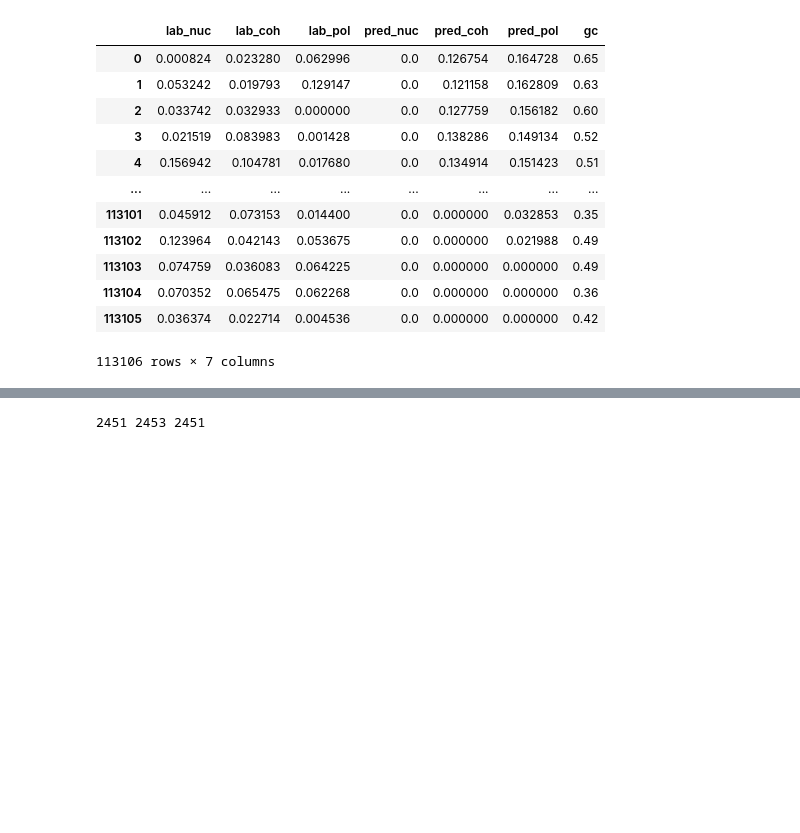
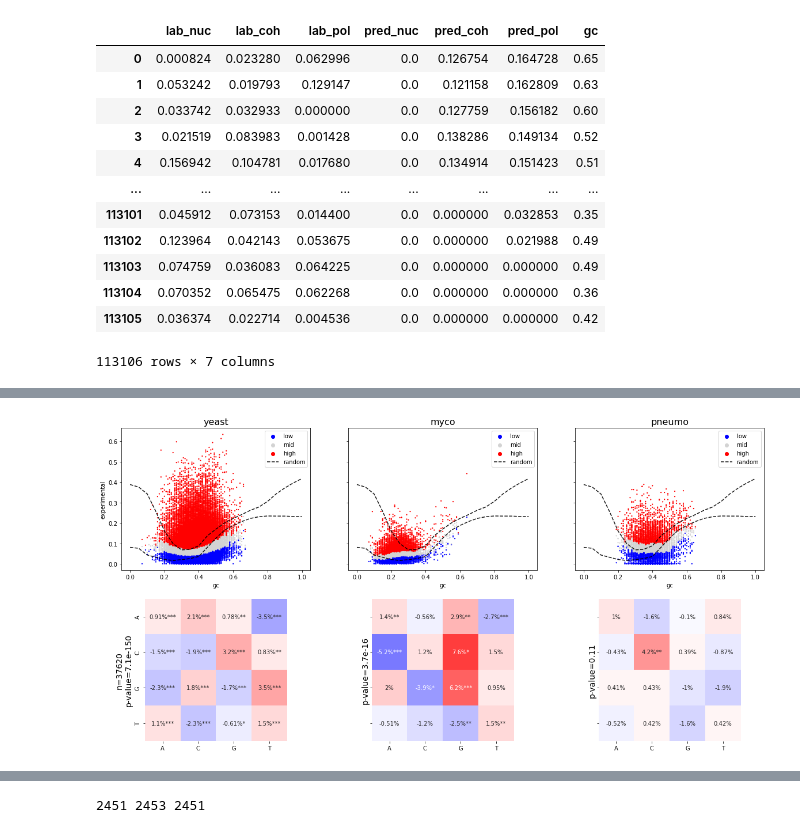
Before and after one commit to Alexwestbrook/mnhn-internship_DeepCNN_ChIP-seq, a Jupyter notebook: Generating_sequences.ipynb, the cells around one changed output, grey strips where cells are left out. Cells and saved outputs as stored; diff of their text form; code cells hidden in the pictures; blank space fills up the shorter version.

```diff
--- a/Generating_sequences.ipynb
+++ b/Generating_sequences.ipynb
@@ -1525,0 +1484,58 @@ plt.plot(gcs, counts)
+# %%
+annot = 'lab_pol'
+k = 2
+stars_thres = np.array([0.05, 1e-2, 1e-3, -1]).reshape(1, 1, -1)
+fig, axes = plt.subplots(2, 3, sharey='row', figsize=(20, 10), facecolor='w')
+if annot == 'lab_nuc':
+    rand_preds = (preds_nuc_rand / thres_pred_nm)
+elif annot == 'lab_coh':
+    rand_preds = (preds_coh_rand / thres_pred_cm)
+else:
+    rand_preds = (preds_pol_rand / thres_pred_pm)
+titles = ['yeast', 'myco', 'pneumo']
+for j, title in enumerate(titles):
+    axes[0, j].set_title(title, fontsize=16)
+for j, (window_df, window_one_hot) in enumerate([(window_yeast.loc[noN_mask, :], window_one_hot_yeast[noN_mask]),
+                                                 (window_myco, window_one_hot_myco),
+                                                 (window_pneu, window_one_hot_pneu)]):
+    sns.scatterplot(ax=axes[0, j], data=window_df.loc[window_df[f'sep_{annot}'] != 'discarded'], x='gc', y=annot,
+                    hue=f'sep_{annot}', hue_order=['low', 'mid', 'high'], palette=['b', 'lightgray', 'r'],
+                    ec=None, s=5)
+    axes[0, j].plot(all_gcs, rand_preds.mean(axis=1)-rand_preds.std(axis=1), color='k', linestyle='--', alpha=0.9, label='random')
+    axes[0, j].plot(all_gcs, rand_preds.mean(axis=1)+rand_preds.std(axis=1), color='k', linestyle='--', alpha=0.9)
+    axes[0, j].legend().set_title('')
+
+    low_mask = window_df.loc[:, f'sep_{annot}'] == 'low'
+    high_mask = window_df.loc[:, f'sep_{annot}'] == 'high'
+    df_low = utils.kmer_counts_by_seq(window_one_hot[low_mask], k, includeN=False)
+    df_high = utils.kmer_counts_by_seq(window_one_hot[high_mask], k, includeN=False)
+    df_pvals = pd.Series(
+        0.,
+        index=df_low.index)
+    for kmer in df_low.index:
+        df_pvals.loc[kmer] = scipy.stats.chi2_contingency(
+            [[df_high.loc[kmer, :].sum(), df_high.loc[df_high.index!=kmer, :].sum().sum()],
+                [df_low.loc[kmer, :].sum(), df_low.loc[df_low.index!=kmer, :].sum().sum()]]
+        )[1]
+    global_pval = scipy.stats.chi2_contingency(pd.concat([df_high.sum(axis=1), df_low.sum(axis=1)], axis=1))[1]
+    df_pvals2D = df_pvals.sort_index().unstack()
+
+    df_ref = df_low.mean(axis=1)
+    df_percdiff = (df_high.mean(axis=1)- df_ref) / df_ref * 100
+    df_percdiff2D = df_percdiff.sort_index().unstack()
+
+    stars = np.argmax(df_pvals2D.to_numpy().reshape(4, 4, 1) > stars_thres, axis=2)
+    annotation = [[f"{format(v, '.2g')}%" + "*"*s for v, s in zip(*row)] for row in zip(df_percdiff2D.values, stars)]
+    sns.heatmap(df_percdiff2D, cmap='seismic', annot=annotation, fmt='', ax=axes[1, j], center=0, vmax=20, cbar=False, square=True)
+    lab = f'p-value={format(global_pval, ".2g")}'
+    if j == 0:
+        lab = f'n={low_mask.sum()}\n' + lab
+    axes[1, j].set_ylabel(lab, fontsize=14)
+if annot == 'lab_nuc':
+    axes[0, 1].set_ylim(bottom=-0.01, top=0.4)
+axes[0, 0].set_ylabel('experimental')
+plt.savefig(Path(data_dir, species, 'results', 'models_etienne', 'kmers',
+                 f'composite_scatter_heatmap_2merpercdiff&pvalue_label{annot[-3:]}_in{binsize}bpall.png'),
+            bbox_inches='tight')
+# %% [output]
+[figure, added]
```
Also changed, not shown: parts of 25 cells of this notebook.
